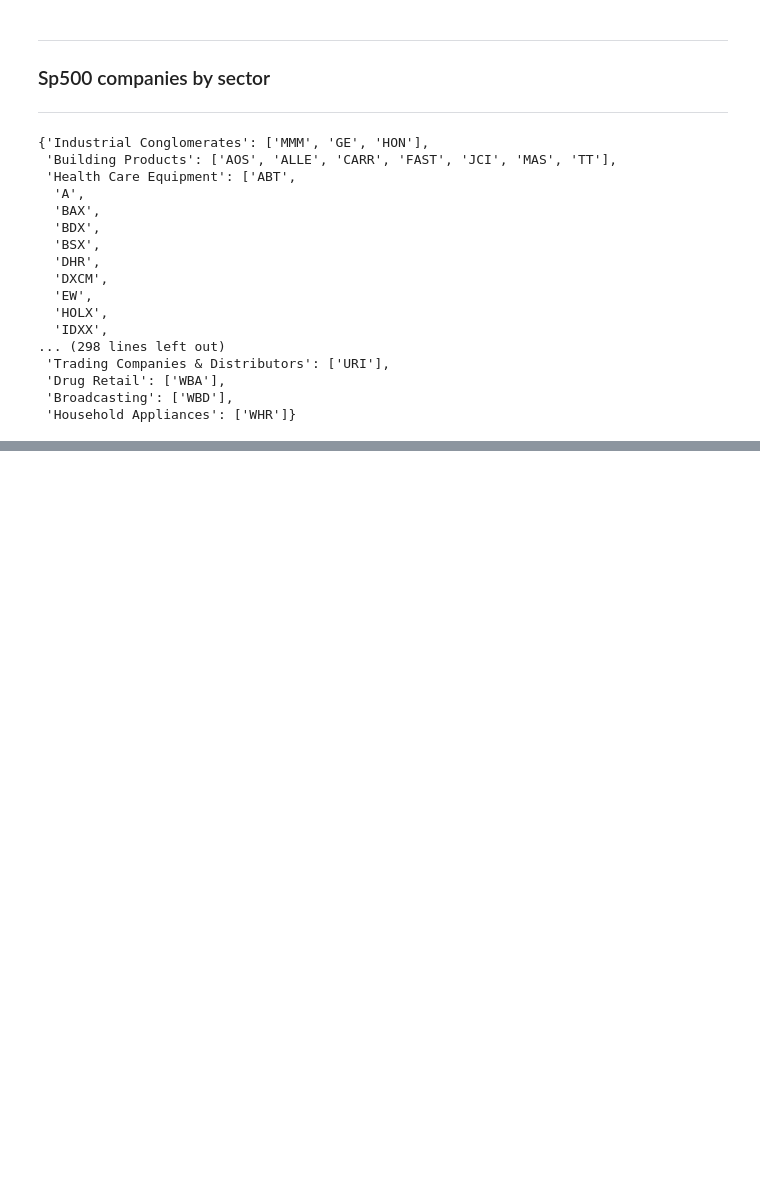
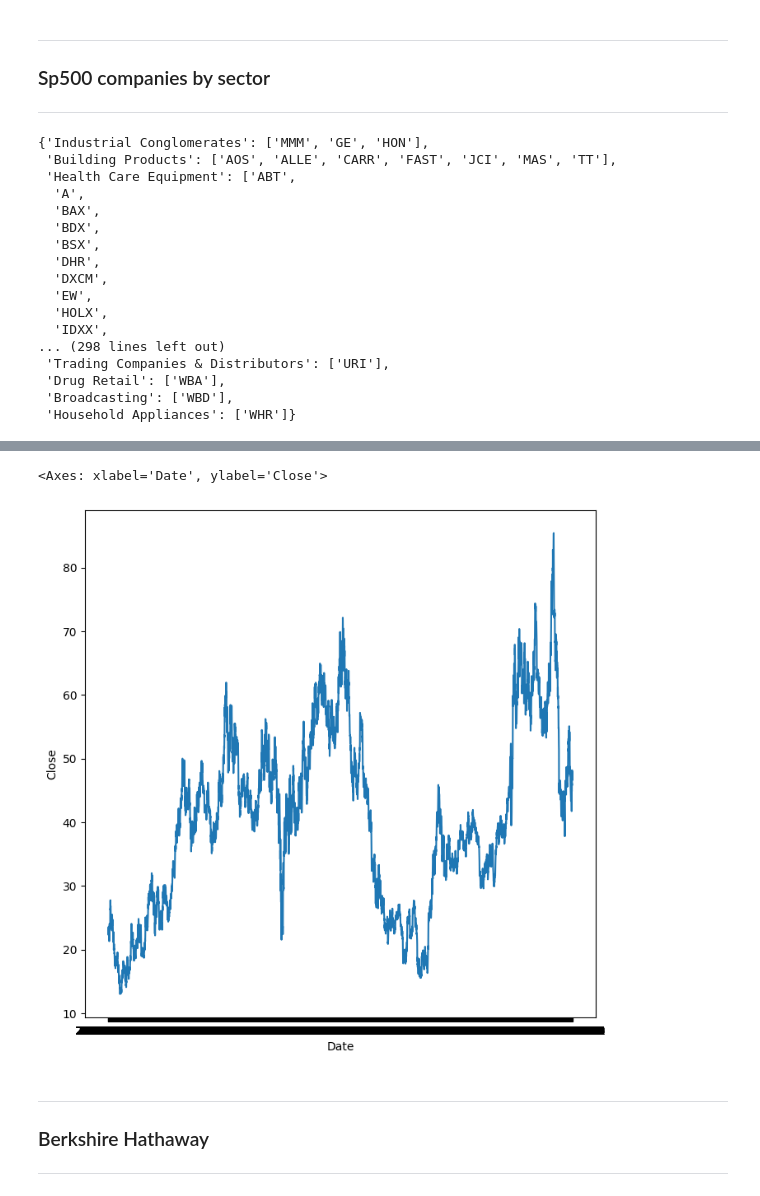
Before and after one commit to PhDNoe/PI_SP500, a Jupyter notebook: EDA/Initial_Eda.ipynb, the cells around one changed output, grey strips where cells are left out. Drawn from its saved outputs; the diff is of its cells as text; code cells hidden in the pictures; blank space fills up the shorter version.

```diff
--- a/EDA/Initial_Eda.ipynb
+++ b/EDA/Initial_Eda.ipynb
@@ -341,0 +411,11 @@ posibilities = ['Health Care Equipment','Pharmaceuticals','IT Consulting & Other
+# %%
+fig, ax = plt.subplots(figsize=(8,8))
+sns.lineplot(x="Date", y="Close", data=df, ax=ax)
+# %% [output]
+<Axes: xlabel='Date', ylabel='Close'>
+[figure, added]
+# %% [markdown]
+---
+### Berkshire Hathaway
+
+---
```
Also changed, not shown: parts of 54 cells of this notebook, 19 other files.
